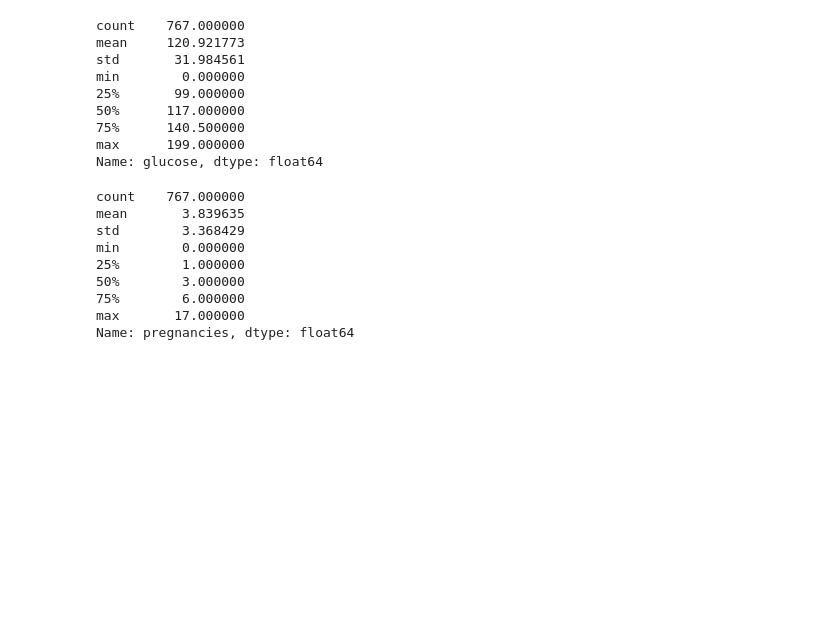
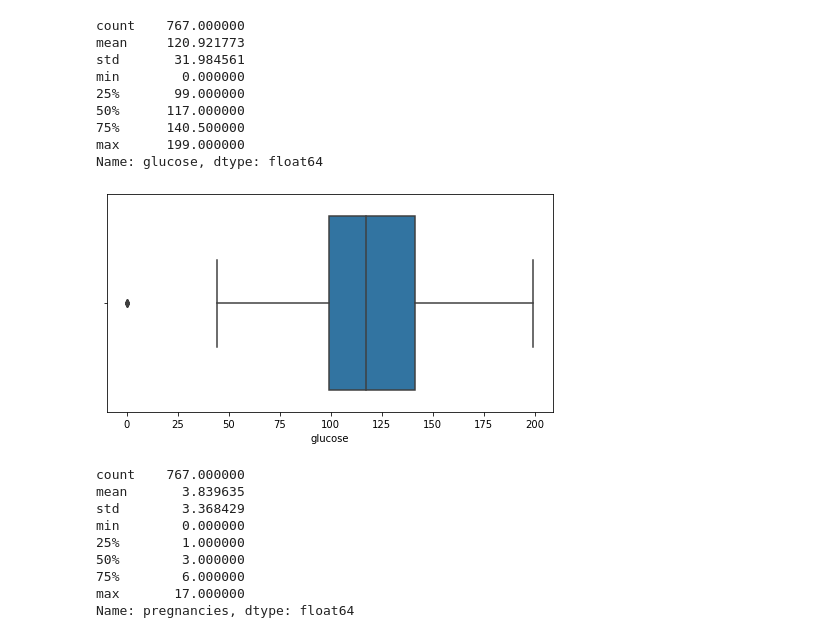
Before and after one commit to cdforigua05/BI_Lab1, a Jupyter notebook: DataExploration.ipynb, the cells around one changed output. Cells and saved outputs as stored; diff of their text form; code cells hidden in the pictures; blank space fills up the shorter version.

Commit message:
Changes added into DataExploration

```diff
--- a/DataExploration.ipynb
+++ b/DataExploration.ipynb
@@ -219,0 +251,3 @@ Name: blood_pressure, dtype: float64
+# %%
+data.drop(data[data['age'] > 100].index, inplace = True)
+data['age'].describe()
@@ -233,6 +313,12 @@ min        0.000000
 75%      140.500000
 max      199.000000
 Name: glucose, dtype: float64
+# %%
+# canciones populares.
+fig=plt.figure(figsize=(8,4))
+ax = sns.boxplot("glucose", data=data, orient="x")
+# %% [output]
+[figure, added]
 # %%
 # Resúmenes individuales
 
```
Also changed, not shown: parts of 15 cells of this notebook, 1 other file.
